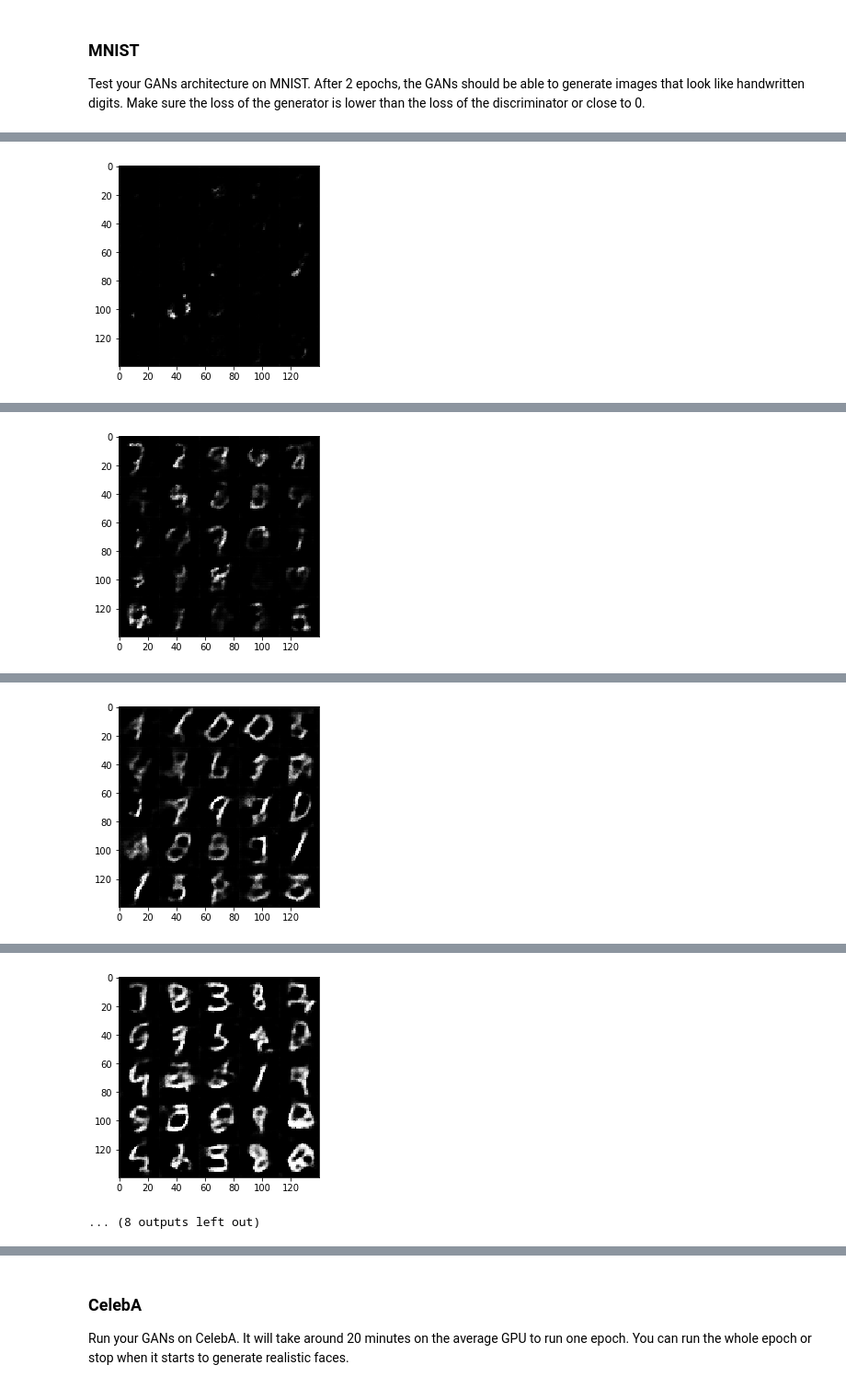
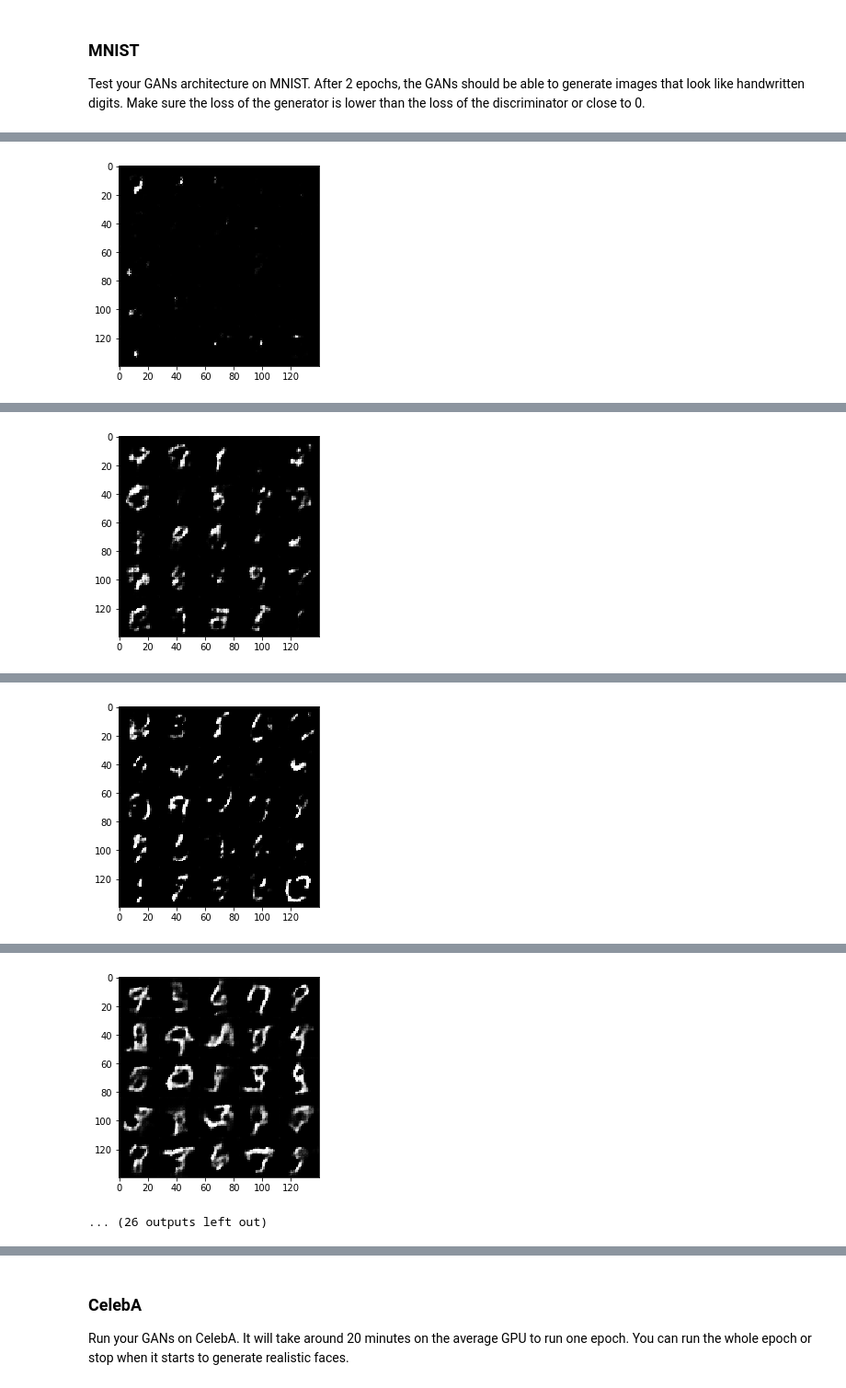
Before and after one commit to martido/dlnd-project-1, a Jupyter notebook: 05_Generate_Faces/dlnd_face_generation.ipynb, the cells around one changed output, grey strips where cells are left out. Shown at 92% size. Drawn from its saved outputs; the diff is of its cells as text; code cells hidden in the pictures.

```diff
--- a/05_Generate_Faces/dlnd_face_generation.ipynb
+++ b/05_Generate_Faces/dlnd_face_generation.ipynb
@@ -145,30 +145,27 @@ def discriminator(images, reuse=False):
 
     with tf.variable_scope('discriminator', reuse=reuse):
 
-        # The discriminator uses the DCGAN architecture. Batch normalization is
+        # The discriminator is inspired by the DCGAN architecture. Batch normalization is
         # used on all layers except the first convolutional layer and the output layer.
         # Shape of images: 28x28x3 (CelebA) or 28x28x1 (MNIST)
 
-        # First convolutional layer.
         # Resulting shape: 14x14x64
-        x1 = tf.layers.conv2d(inputs=images, filters=64, kernel_size=(5,5), strides=2, padding='same',
+        x1 = tf.layers.conv2d(images, 64, 5, 2, 'same',
                              kernel_initializer=tf.contrib.layers.xavier_initializer())
-        x1 = tf.maximum(alpha * x1, x1)  # Leaky ReLU
+        x1 = tf.maximum(alpha * x1, x1)
 
-        # Second convolutional layer.
         # Resulting shape: 7x7x128
-        x2 = tf.layers.conv2d(x1, 128, (5,5), 2, 'same',
+        x2 = tf.layers.conv2d(x1, 128, 5, 2, 'same',
                              kernel_initializer=tf.contrib.layers.xavier_initializer())
         x2 = tf.layers.batch_normalization(x2, training=True)
         x2 = tf.maximum(alpha * x2, x2)
 
-        # Third convolutional layer.
+        # Resulting shape: 4x4x256
         # Note: According to the TensorFlow documentation, a ceiling operator
         # is applied to the output width and height when using SAME padding.
         # That's why the width and height of 7 are downscaled to 4.
         # See https://www.tensorflow.org/api_guides/python/nn#Convolution.
-        # Resulting shape: 4x4x256
-        x3 = tf.layers.conv2d(x2, 256, (5,5), 2, 'same',
+        x3 = tf.layers.conv2d(x2, 256, 5, 2, 'same',
                              kernel_initializer=tf.contrib.layers.xavier_initializer())
         x3 = tf.layers.batch_normalization(x3, training=True)
         x3 = tf.maximum(alpha * x3, x3)
@@ -202,35 +199,28 @@ def generator(z, out_channel_dim, is_train=True):
     # The constant used in the leaky ReLU activation function.
     alpha = 0.2
 
-    # Only reuse variables if we're not training the network.
-    reuse = not is_train
+    with tf.variable_scope('generator', reuse=not is_train):
 
-    with tf.variable_scope('generator', reuse=reuse):
-
-        # Fully connected layer.
         # Resulting shape: 7x7x512
         x1 = tf.layers.dense(inputs=z, units=7*7*512)
-        x1 = tf.reshape(x1, (-1, 7, 7, 512)
+        x1 = tf.reshape(x1, (-1, 7, 7, 512))
         x1 = tf.layers.batch_normalization(x1, training=is_train)
-        x1 = tf.maximum(alpha * x1, x1)  # Leaky ReLU
+        x1 = tf.maximum(alpha * x1, x1)
 
-        # First convolutional layer.
         # Resulting shape: 14x14x256
-        x2 = tf.layers.conv2d_transpose(inputs=x1, filters=256, kernel_size=(5, 5), strides=2, padding='same',
+        x2 = tf.layers.conv2d_transpose(x1, 256, 5, 2, 'same',
                                        kernel_initializer=tf.contrib.layers.xavier_initializer())
         x2 = tf.layers.batch_normalization(x2, training=is_train)
         x2 = tf.maximum(alpha * x2, x2)
 
-        # Second convolutional layer.
         # Resulting shape: 28x28x128
-        x3 = tf.layers.conv2d_transpose(x2, 128, (5, 5), 2, 'same',
+        x3 = tf.layers.conv2d_transpose(x2, 128, 5, 2, 'same',
                                        kernel_initializer=tf.contrib.layers.xavier_initializer())
         x3 = tf.layers.batch_normalization(x3, training=is_train)
         x3 = tf.maximum(alpha * x3, x3)
 
-        # Third convolutional layer / output layer.
         # Resulting shape: 28x28x3
-        logits = tf.layers.conv2d_transpose(x3, out_channel_dim, (5, 5), 1, 'same',
+        logits = tf.layers.conv2d_transpose(x3, out_channel_dim, 5, 1, 'same',
                                            kernel_initializer=tf.contrib.layers.xavier_initializer())
 
         out = tf.tanh(logits)
@@ -258,9 +248,6 @@ def model_loss(input_real, input_z, out_channel_dim):
     :param out_channel_dim: The number of channels in the output image
     :return: A tuple of (discriminator loss, generator loss)
     """
-
-    # Wether or not to use label smoothing.
-    use_label_smoothing = True
 
     # The label smoothing factor used to help the discriminator generalize better.
     smooth = 0.1
@@ -275,10 +262,7 @@ def model_loss(input_real, input_z, out_channel_dim):
     # Calculate the discriminator loss.
     # ---------------------------------
     # For real images, the labels are all ones (because they are the real images).
-    if use_label_smoothing:
-        d_labels_real = tf.ones_like(d_model_real) * (1 - smooth)
-    else:
-        d_labels_real = tf.ones_like(d_model_real)
+    d_labels_real = tf.ones_like(d_model_real) * (1 - smooth)
     d_cross_entropy_real = tf.nn.sigmoid_cross_entropy_with_logits(logits=d_logits_real, labels=d_labels_real)
     d_loss_real = tf.reduce_mean(d_cross_entropy_real)
 
@@ -460,7 +441,7 @@ def train(epoch_count, batch_size, z_dim, learning_rate, beta1, get_batches, dat
 ### MNIST
 Test your GANs architecture on MNIST.  After 2 epochs, the GANs should be able to generate images that look like handwritten digits.  Make sure the loss of the generator is lower than the loss of the discriminator or close to 0.
 # %%
-batch_size = 256
+batch_size = 128
 z_dim = 100
 learning_rate = 0.0005
 beta1 = 0.5
@@ -497 +478 @@ Epoch 1/2... Batch 150... Discriminator Loss: 1.0057... Generator Loss: 1.0841
-[figure, old version]
+[figure, new version]
@@ -503 +484 @@ Epoch 1/2... Batch 200... Discriminator Loss: 1.3780... Generator Loss: 0.5873
-[figure, old version]
+[figure, new version]
@@ -510 +490 @@ Epoch 2/2... Batch 250... Discriminator Loss: 1.0896... Generator Loss: 0.9705
-[figure, old version]
+[figure, new version]
@@ -516,5 +496,5 @@ Epoch 2/2... Batch 300... Discriminator Loss: 1.0738... Generator Loss: 1.1974
-[figure, old version]
+[figure, new version]
-... (8 outputs left out)
+... (26 outputs left out)
 # %%
 %matplotlib inline
 
```
Also changed, not shown: parts of 5 cells of this notebook, 1 other file.
